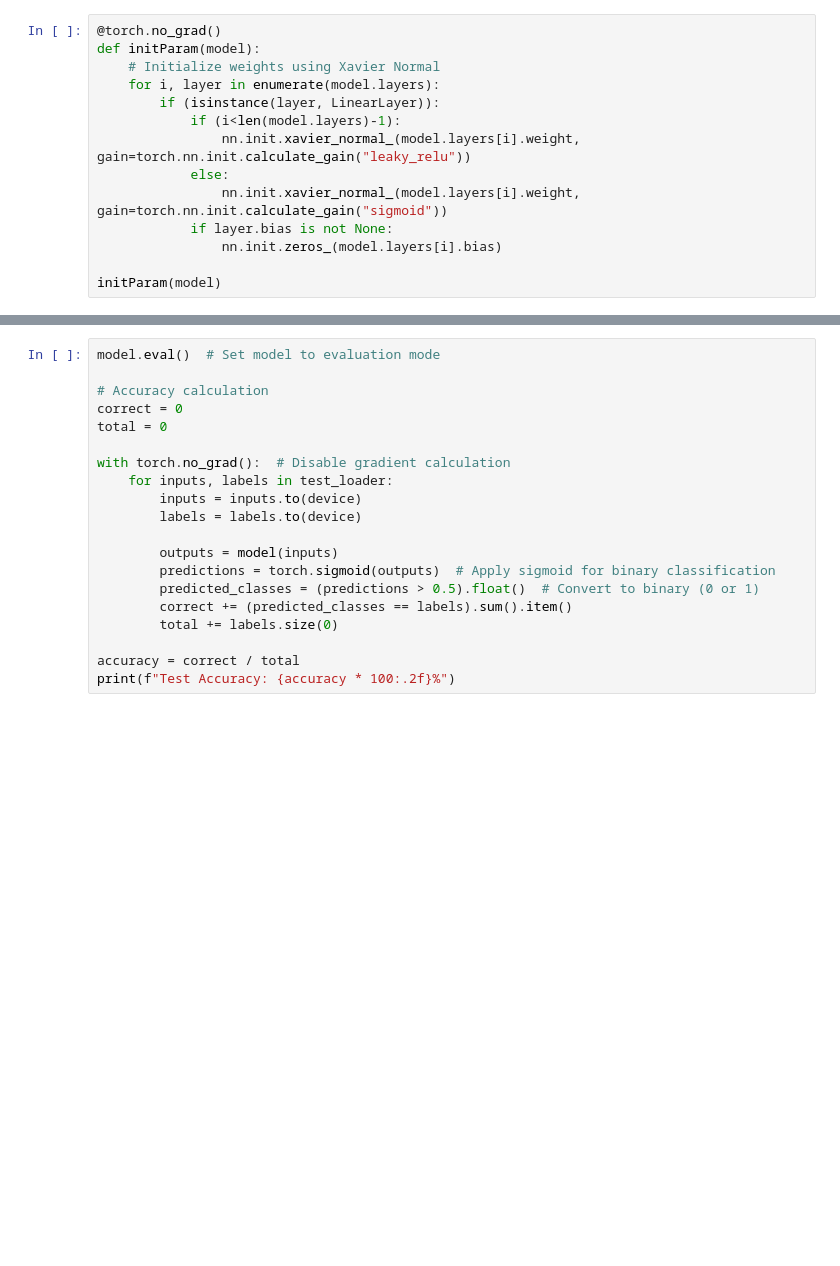
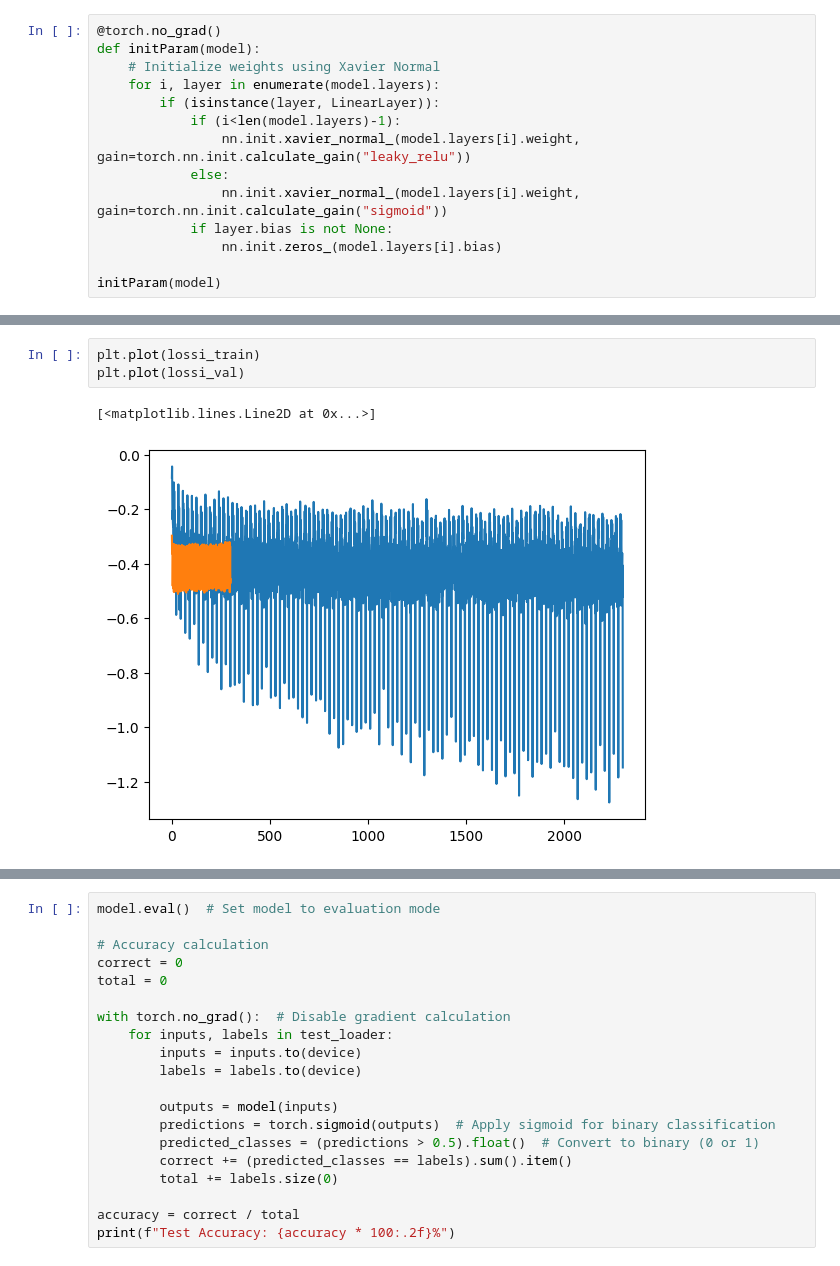
Before and after one commit to Shivanshu10/Pytorch-Tutorial, a Jupyter notebook: titanic.ipynb, the cells around one changed output, grey strips where cells are left out. Drawn from its saved outputs; the diff is of its cells as text; blank space fills up the shorter version.

```diff
--- a/titanic.ipynb
+++ b/titanic.ipynb
@@ -623,3 +623,9 @@ Epoch 100/100, Train Loss: -0.3762, Val Loss: -0.4053,  Val Metric: 0.8539
+# %%
+plt.plot(lossi_train)
+plt.plot(lossi_val)
+# %% [output]
+[<matplotlib.lines.Line2D at 0x...>]
+[figure, added]
 # %%
 chunk_size = 50
 
```
Also changed, not shown: parts of 9 cells of this notebook.
